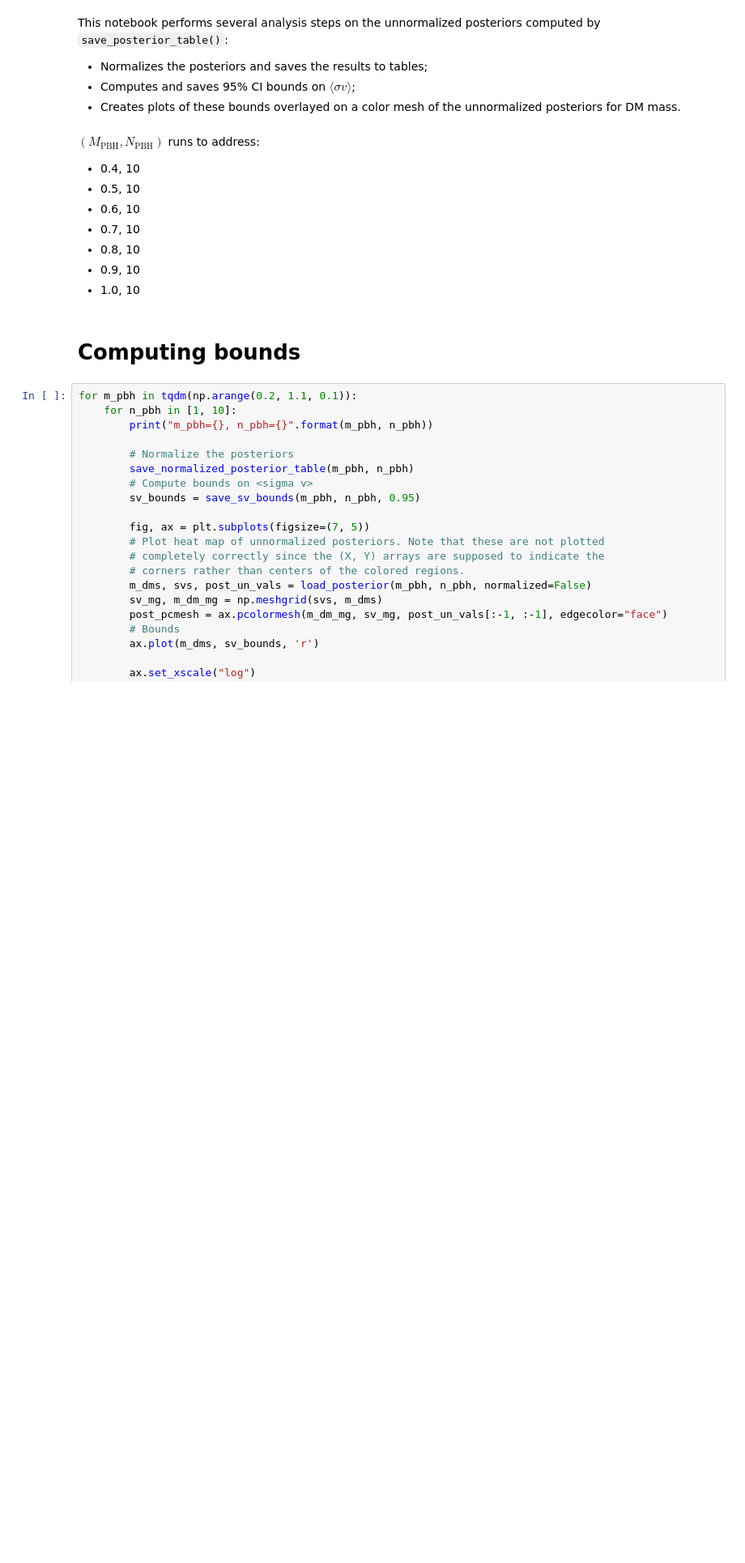
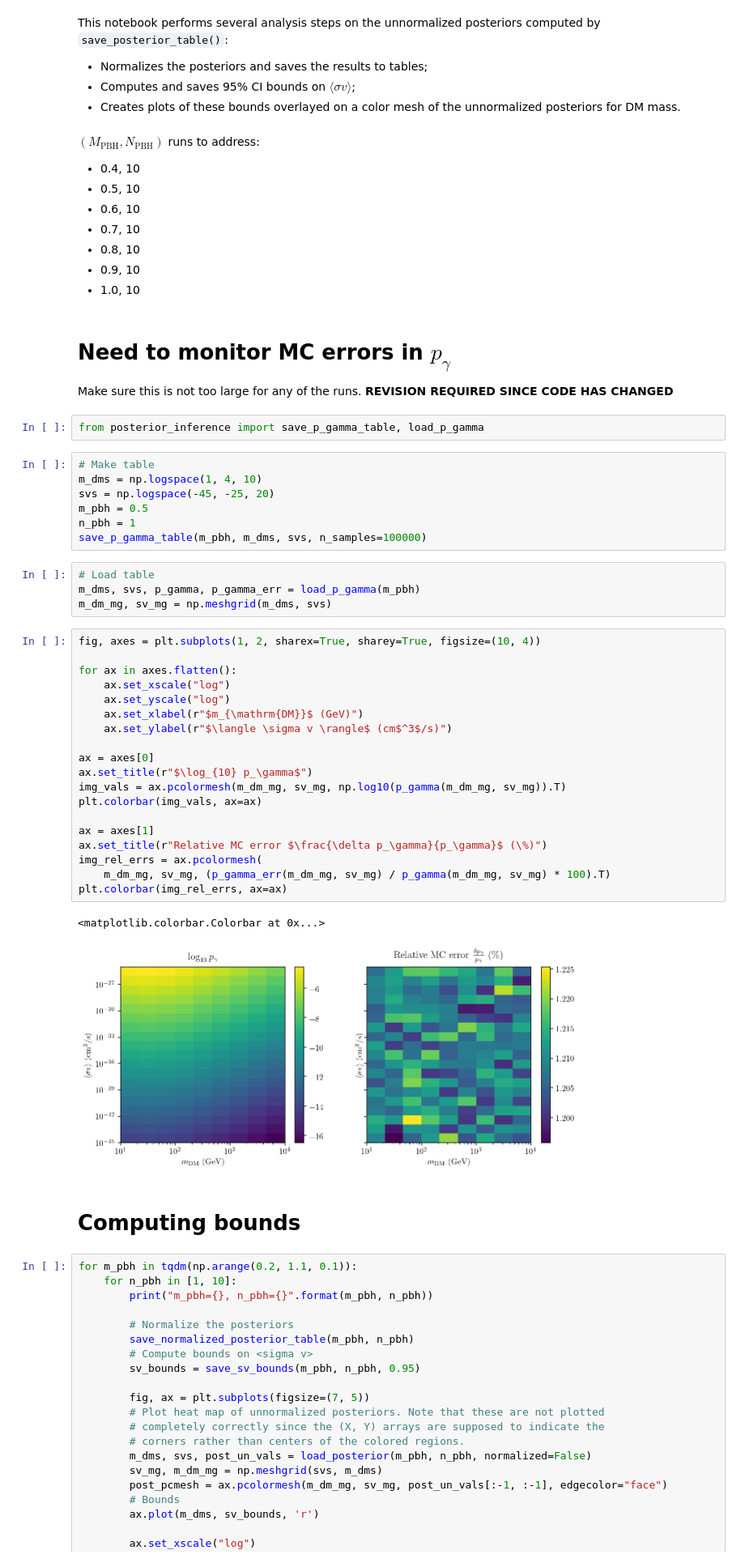
Before and after one commit to adam-coogan/pbhs_vs_wimps, a Jupyter notebook: posterior_sv_analysis_15_feb_2019.ipynb, the cells around one changed output. Shown at 81% size. Cells and saved outputs as stored; diff of their text form; blank space fills up the shorter version.

```diff
--- a/posterior_sv_analysis_15_feb_2019.ipynb
+++ b/posterior_sv_analysis_15_feb_2019.ipynb
@@ -24,6 +24,44 @@ $(M_{\mathrm{PBH}}, N_{\mathrm{PBH}})$ runs to address:
 * 0.8, 10
 * 0.9, 10
 * 1.0, 10
+# %% [markdown]
+# Need to monitor MC errors in $p_\gamma$
+Make sure this is not too large for any of the runs. **REVISION REQUIRED SINCE CODE HAS CHANGED**
+# %%
+from posterior_inference import save_p_gamma_table, load_p_gamma
+# %%
+# Make table
+m_dms = np.logspace(1, 4, 10)
+svs = np.logspace(-45, -25, 20)
+m_pbh = 0.5
+n_pbh = 1
+save_p_gamma_table(m_pbh, m_dms, svs, n_samples=100000)
+# %%
+# Load table
+m_dms, svs, p_gamma, p_gamma_err = load_p_gamma(m_pbh)
+m_dm_mg, sv_mg = np.meshgrid(m_dms, svs)
+# %%
+fig, axes = plt.subplots(1, 2, sharex=True, sharey=True, figsize=(10, 4))
+
+for ax in axes.flatten():
+    ax.set_xscale("log")
+    ax.set_yscale("log")
+    ax.set_xlabel(r"$m_{\mathrm{DM}}$ (GeV)")
+    ax.set_ylabel(r"$\langle \sigma v \rangle$ (cm$^3$/s)")
+
+ax = axes[0]
+ax.set_title(r"$\log_{10} p_\gamma$")
+img_vals = ax.pcolormesh(m_dm_mg, sv_mg, np.log10(p_gamma(m_dm_mg, sv_mg)).T)
+plt.colorbar(img_vals, ax=ax)
+
+ax = axes[1]
+ax.set_title(r"Relative MC error $\frac{\delta p_\gamma}{p_\gamma}$ (\%)")
+img_rel_errs = ax.pcolormesh(
+    m_dm_mg, sv_mg, (p_gamma_err(m_dm_mg, sv_mg) / p_gamma(m_dm_mg, sv_mg) * 100).T)
+plt.colorbar(img_rel_errs, ax=ax)
+# %% [output]
+<matplotlib.colorbar.Colorbar at 0x...>
+[figure, added]
 # %% [markdown]
 # Computing bounds
 # %%
```
Also changed, not shown: parts of 7 cells of this notebook, 17 other files.
